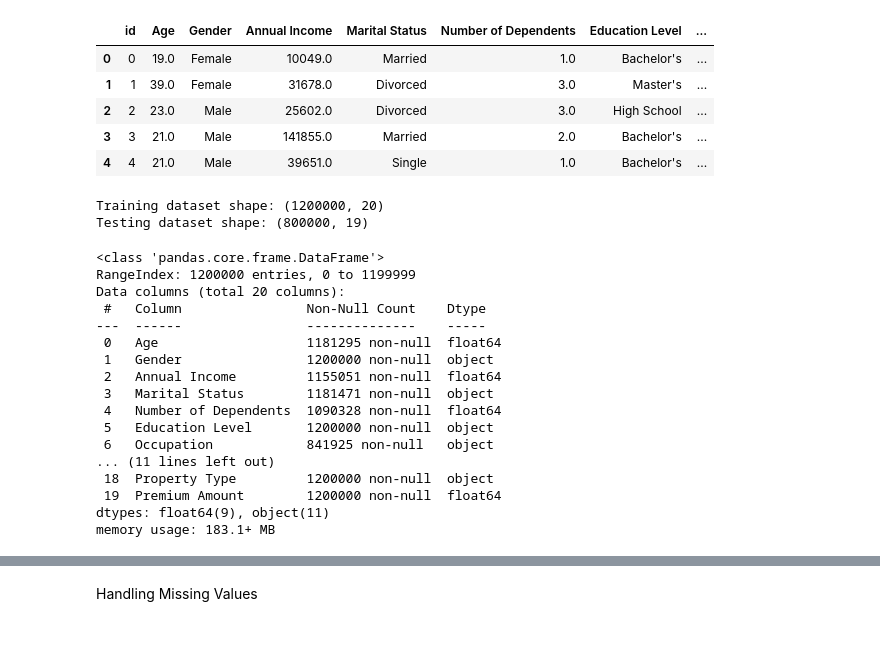
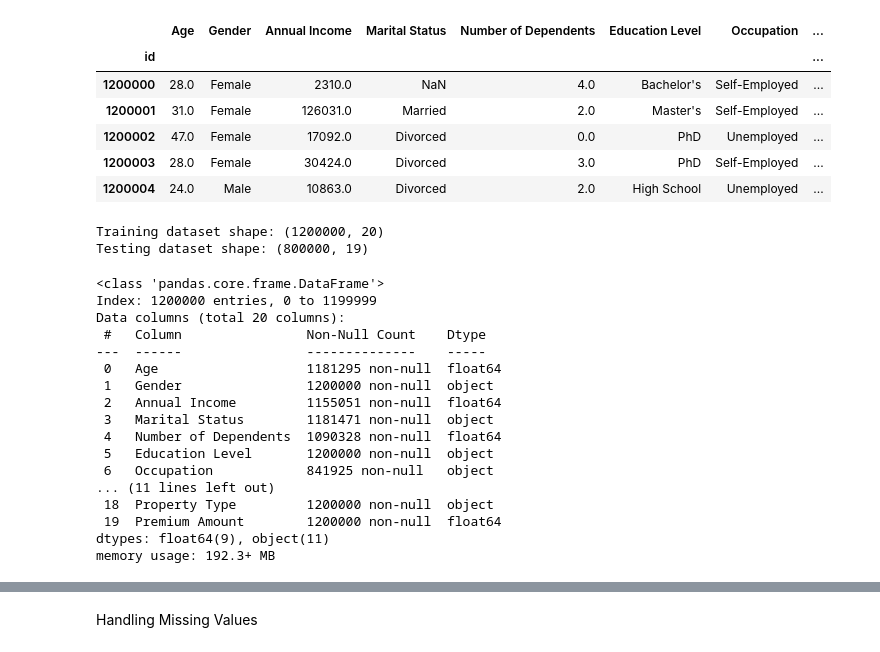
Before and after one commit to Lekxmentt/DS_projects-, a Jupyter notebook: Kaggle-Insurance/insurance_competition.ipynb, the cells around one changed output, grey strips where cells are left out. Cells and saved outputs as stored; diff of their text form; code cells hidden in the pictures.

```diff
--- a/Kaggle-Insurance/insurance_competition.ipynb
+++ b/Kaggle-Insurance/insurance_competition.ipynb
@@ -1,18 +1,19 @@
 # %%
 import pandas as pd
 import matplotlib.pyplot as plt
 import seaborn as sns
 import numpy as np
 
 pd.set_option('display.max_columns', None)
-df_train = pd.read_csv("/content/train.csv")
-df_test = pd.read_csv("/content/test.csv")
+df_train = pd.read_csv("/content/train.csv", index_col="id")
+df_test = pd.read_csv("/content/test.csv", index_col="id")
 
-df_train.head()
+df_test.head()
 # %% [output]
-|  | id | Age | Gender | Annual Income | Marital Status | Number of Dependents | Education Level | ... |
-| 0 | 0 | 19.0 | Female | 10049.0 | Married | 1.0 | Bachelor's | ... |
-| 1 | 1 | 39.0 | Female | 31678.0 | Divorced | 3.0 | Master's | ... |
-| 2 | 2 | 23.0 | Male | 25602.0 | Divorced | 3.0 | High School | ... |
-| 3 | 3 | 21.0 | Male | 141855.0 | Married | 2.0 | Bachelor's | ... |
-| 4 | 4 | 21.0 | Male | 39651.0 | Single | 1.0 | Bachelor's | ... |
+|  | Age | Gender | Annual Income | Marital Status | Number of Dependents | Education Level | Occupation | ... |
+| id |  |  |  |  |  |  |  | ... |
+| 1200000 | 28.0 | Female | 2310.0 | NaN | 4.0 | Bachelor's | Self-Employed | ... |
+| 1200001 | 31.0 | Female | 126031.0 | Married | 2.0 | Master's | Self-Employed | ... |
+| 1200002 | 47.0 | Female | 17092.0 | Divorced | 0.0 | PhD | Unemployed | ... |
+| 1200003 | 28.0 | Female | 30424.0 | Divorced | 3.0 | PhD | Self-Employed | ... |
+| 1200004 | 24.0 | Male | 10863.0 | Divorced | 2.0 | High School | Unemployed | ... |
@@ -29,7 +27,7 @@ Testing dataset shape: (800000, 19)
 df_train.info()
 # %% [output]
 <class 'pandas.core.frame.DataFrame'>
-RangeIndex: 1200000 entries, 0 to 1199999
+Index: 1200000 entries, 0 to 1199999
 Data columns (total 20 columns):
  #   Column                Non-Null Count    Dtype
 ---  ------                --------------    -----
@@ -44,7 +42,7 @@ Data columns (total 20 columns):
  18  Property Type         1200000 non-null  object
  19  Premium Amount        1200000 non-null  float64
 dtypes: float64(9), object(11)
-memory usage: 183.1+ MB
+memory usage: 192.3+ MB
 # %%
 def missing_val_percentage(df):
 
```
Also changed, not shown: parts of 72 cells of this notebook.
